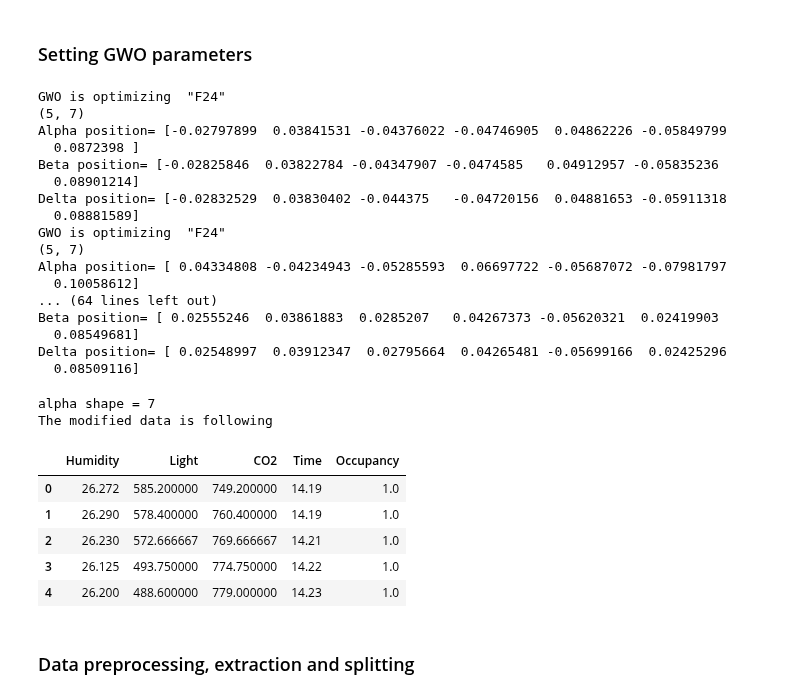
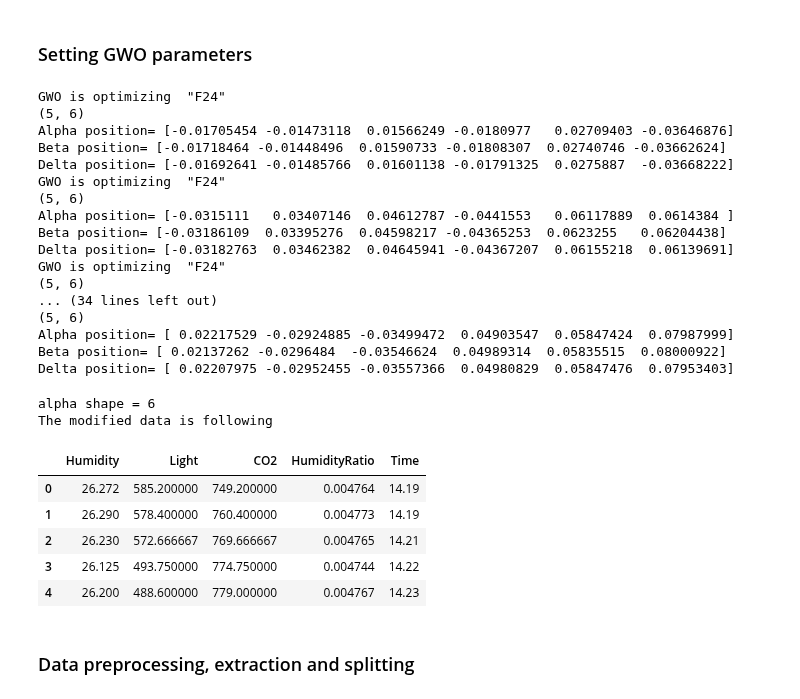
Before and after one commit to Shubhang7100/IoT-using-GWO, a Jupyter notebook: gwo.ipynb, the cells around one changed output. Cells and saved outputs as stored; diff of their text form; code cells hidden in the pictures.

```diff
--- a/gwo.ipynb
+++ b/gwo.ipynb
@@ -245,11 +245,11 @@ def GWO(objf,lb,ub,dim,SearchAgents_no,Max_iter):
 # %%
 iters=100
 wolves=5
-dimension=7
+dimension=6
 search_domain=[0,1]
 lb=-65.536
 ub=65.536
-colneeded=[0,1,2,3,4,5]
+colneeded=[0,1,2,3,4]
 modified_data=pd.DataFrame()
 for i in colneeded:
     modified_data[data.columns[i]]=data[data.columns[i]].astype(float)
@@ -259,43 +259,43 @@ for i in range(0,10):
     alpha,beta,delta=GWO(getattr(benchmarks,'F24'),lb,ub,dimension,wolves,iters)
 # %% [output]
 GWO is optimizing  "F24"
-(5, 7)
-Alpha position= [-0.02797899  0.03841531 -0.04376022 -0.04746905  0.04862226 -0.05849799
-  0.0872398 ]
-Beta position= [-0.02825846  0.03822784 -0.04347907 -0.0474585   0.04912957 -0.05835236
-  0.08901214]
-Delta position= [-0.02832529  0.03830402 -0.044375   -0.04720156  0.04881653 -0.05911318
-  0.08881589]
+(5, 6)
+Alpha position= [-0.01705454 -0.01473118  0.01566249 -0.0180977   0.02709403 -0.03646876]
+Beta position= [-0.01718464 -0.01448496  0.01590733 -0.01808307  0.02740746 -0.03662624]
+Delta position= [-0.01692641 -0.01485766  0.01601138 -0.01791325  0.0275887  -0.03668222]
 GWO is optimizing  "F24"
-(5, 7)
-Alpha position= [ 0.04334808 -0.04234943 -0.05285593  0.06697722 -0.05687072 -0.07981797
-  0.10058612]
-... (64 lines left out)
-Beta position= [ 0.02555246  0.03861883  0.0285207   0.04267373 -0.05620321  0.02419903
-  0.08549681]
-Delta position= [ 0.02548997  0.03912347  0.02795664  0.04265481 -0.05699166  0.02425296
-  0.08509116]
+(5, 6)
+Alpha position= [-0.0315111   0.03407146  0.04612787 -0.0441553   0.06117889  0.0614384 ]
+Beta position= [-0.03186109  0.03395276  0.04598217 -0.04365253  0.0623255   0.06204438]
+Delta position= [-0.03182763  0.03462382  0.04645941 -0.04367207  0.06155218  0.06139691]
+GWO is optimizing  "F24"
+(5, 6)
+... (34 lines left out)
+(5, 6)
+Alpha position= [ 0.02217529 -0.02924885 -0.03499472  0.04903547  0.05847424  0.07987999]
+Beta position= [ 0.02137262 -0.0296484  -0.03546624  0.04989314  0.05835515  0.08000922]
+Delta position= [ 0.02207975 -0.02952455 -0.03557366  0.04980829  0.05847476  0.07953403]
 # %%
 ##Applying feature selection on the given dataset
 ##considering alpha as best solution and putting a threshold
-threshold=-0.04
+threshold=-0.05
 index=[]
 print("alpha shape =",alpha.shape[0])
 modified_daata=pd.DataFrame();
 for i in range(1,alpha.shape[0]):
     if(alpha[i]>=threshold):
         modified_daata[data.columns[i]]=data[data.columns[i]].astype(float)
 print("The modified data is following")
 modified_daata.head()
 # %% [output]
-alpha shape = 7
+alpha shape = 6
 The modified data is following
-|  | Humidity | Light | CO2 | Time | Occupancy |
-| 0 | 26.272 | 585.200000 | 749.200000 | 14.19 | 1.0 |
-| 1 | 26.290 | 578.400000 | 760.400000 | 14.19 | 1.0 |
-| 2 | 26.230 | 572.666667 | 769.666667 | 14.21 | 1.0 |
-| 3 | 26.125 | 493.750000 | 774.750000 | 14.22 | 1.0 |
-| 4 | 26.200 | 488.600000 | 779.000000 | 14.23 | 1.0 |
+|  | Humidity | Light | CO2 | HumidityRatio | Time |
+| 0 | 26.272 | 585.200000 | 749.200000 | 0.004764 | 14.19 |
+| 1 | 26.290 | 578.400000 | 760.400000 | 0.004773 | 14.19 |
+| 2 | 26.230 | 572.666667 | 769.666667 | 0.004765 | 14.21 |
+| 3 | 26.125 | 493.750000 | 774.750000 | 0.004744 | 14.22 |
+| 4 | 26.200 | 488.600000 | 779.000000 | 0.004767 | 14.23 |
 # %% [markdown]
 ### Data preprocessing, extraction and splitting
 # %%
```
Also changed, not shown: parts of 7 cells of this notebook.
